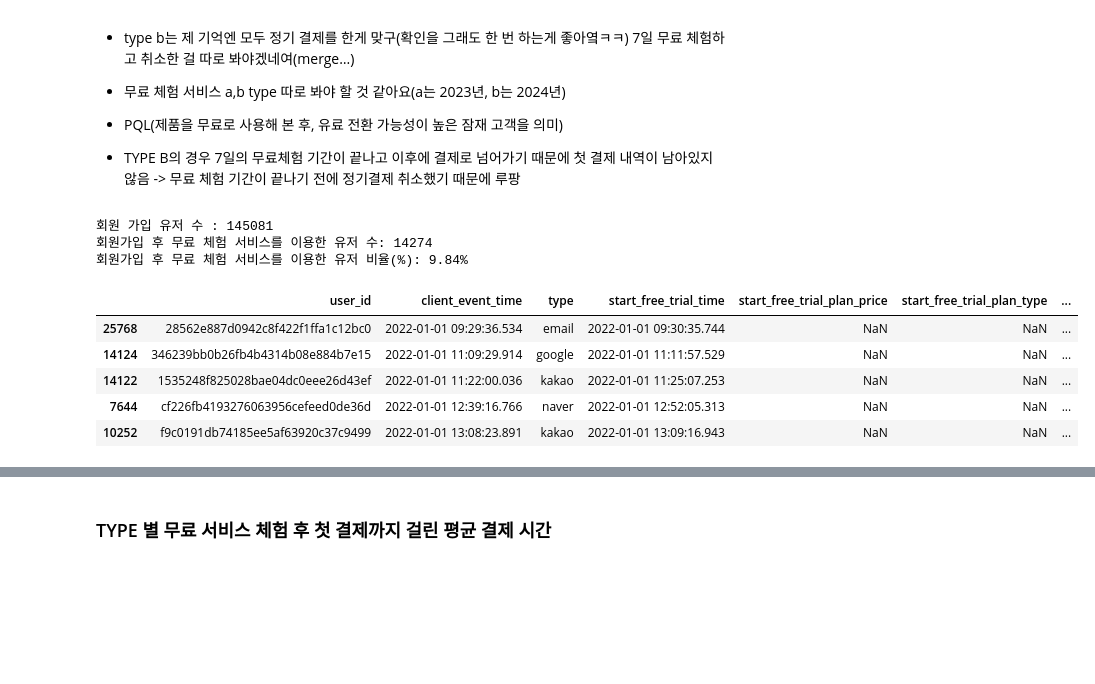
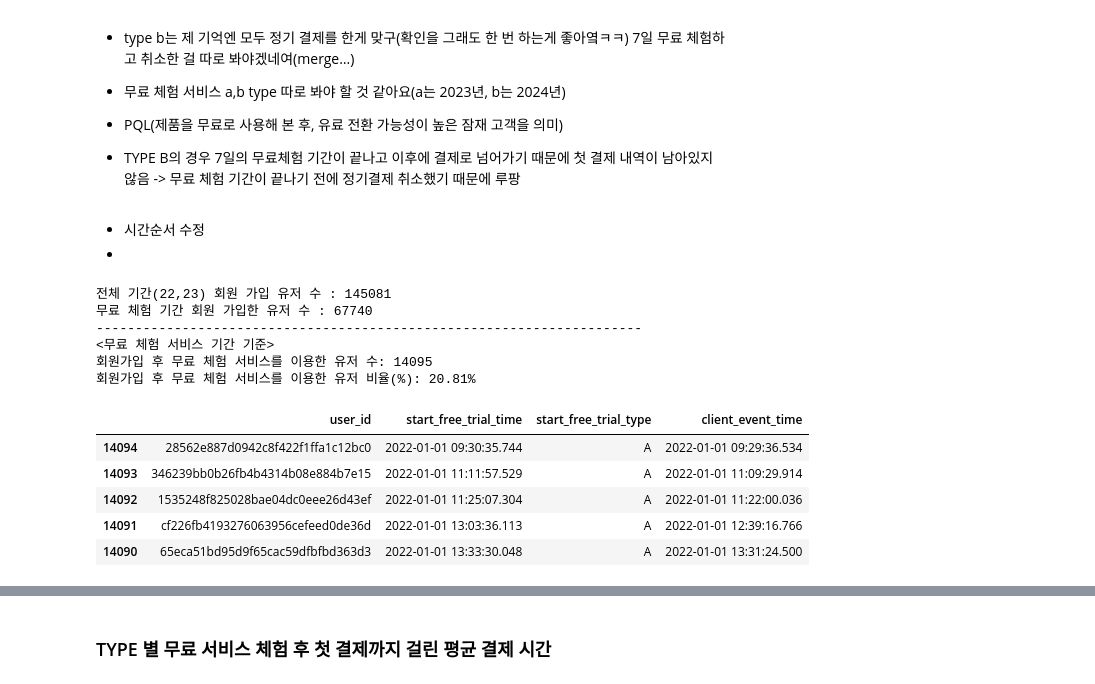
Before and after one commit to saeraniren/intermediate_project, a Jupyter notebook: geumhui_main.ipynb, the cells around one changed output, grey strips where cells are left out. Saved outputs shown, nothing was run; the diff lists cells and outputs as text; code cells hidden in the pictures; blank space fills up the shorter version.

```diff
--- a/geumhui_main.ipynb
+++ b/geumhui_main.ipynb
@@ -1981,0 +1977,6 @@ free_trial_df.head()
+# %%
+# 가장 최근의 start_free_trial_time을 가진 행만 남기기
+free_trial_df = free_trial_df.sort_values(by="start_free_trial_time", ascending=False).drop_duplicates(subset="user_id", keep="first")
+
+# 결과 확인
+free_trial_df
@@ -2793,45 +2794,67 @@ palette = ['#b3cde0', '#7e79b8', '#eac4d5', '#6e58a7', '#c6e2e9',
             '#a9a7cf', '#9dc3c1','#d5d5e9', '#baaad0', '#f8c8dc', '#c5b9f2']
 
 sns.set_palette(palette)
+# %% [markdown]
+- 시간순서 수정
+-
+# %%
+A_start = start_free_trial_df[start_free_trial_df['start_free_trial_type'] == 'A']['start_free_trial_time'].min()
+A_end = start_free_trial_df[start_free_trial_df['start_free_trial_type'] == 'A']['start_free_trial_time'].max()
+
+B_start = start_free_trial_df[start_free_trial_df['start_free_trial_type'] == 'B']['start_free_trial_time'].min()
+B_end = start_free_trial_df[start_free_trial_df['start_free_trial_type'] == 'B']['start_free_trial_time'].max()
 # %%
 # 1. 회원가입 후 무료 체험 서비스을 경험해본 유저 추출
 
-# 회원가입 완료
-complete_signup_df = complete_signup_df[['user_id','client_event_time','type']]
+# 무료 체험 기간 회원가입 완료
+complete_signup_df2 = complete_signup_df[['user_id','client_event_time']]
 complete_signup_df_count = complete_signup_df['user_id'].nunique()
 
-print("회원 가입 유저 수 :" ,  complete_signup_df_count)
+# 무료 체험 서비스 기간에 회원 가입한 유저 필터링
 
-# 회원 가입 서비스 무료 체험 이용 유저 merge
-signup_free_trial = pd.merge(complete_signup_df, free_trial_df, how  = 'inner', on = 'user_id')
+complete_signup_df3 = complete_signup_df2[
+    (
+        ((complete_signup_df2["client_event_time"] >= A_start) & (complete_signup_df2["client_event_time"] <= A_end)) |
+        ((complete_signup_df2["client_event_time"] >= B_start) & (complete_signup_df2["client_event_time"] <= B_end))
+    )
+]
+signup_user = complete_signup_df3['user_id'].nunique()
 
-signup_free_trial
+#  회원 가입 서비스 무료 체험 이용 유저 merge
+complete_signup_trial = free_trial_df.merge(complete_signup_df3, how  = 'inner', on = 'user_id')
 
 # 전체 회원가입 유저 수 및 회원가입 후 무료체험 이용 유저 수 계산
-total_signup = complete_signup_df["user_id"].nunique()  # 전체 회원가입 유저 수
-total_trial_users = signup_free_trial["user_id"].nunique()  # 회원가입 후 무료체험을 이용한 유저 수
+total_signup = complete_signup_df3["user_id"].nunique()  # 전체 회원가입 유저 수
+total_trial_users = complete_signup_trial["user_id"].nunique()  # 회원가입 후 무료체험을 이용한 유저 수
 
 # 비율 계산
 trial_users_ratio = (total_trial_users / total_signup) * 100
 
 # 결과
+print("전체 기간(22,23) 회원 가입 유저 수 :" ,  complete_signup_df_count)
+print("무료 체험 기간 회원 가입한 유저 수 :", signup_user)
+print('-' * 70)
+print("<무료 체험 서비스 기간 기준>")
 print("회원가입 후 무료 체험 서비스를 이용한 유저 수:", total_trial_users)
 print(f"회원가입 후 무료 체험 서비스를 이용한 유저 비율(%): {trial_users_ratio:.2f}%")
 # %% [output]
-회원 가입 유저 수 : 145081
-회원가입 후 무료 체험 서비스를 이용한 유저 수: 14274
-회원가입 후 무료 체험 서비스를 이용한 유저 비율(%): 9.84%
+전체 기간(22,23) 회원 가입 유저 수 : 145081
+무료 체험 기간 회원 가입한 유저 수 : 67740
+----------------------------------------------------------------------
+<무료 체험 서비스 기간 기준>
+회원가입 후 무료 체험 서비스를 이용한 유저 수: 14095
+회원가입 후 무료 체험 서비스를 이용한 유저 비율(%): 20.81%
 # %%
 # 무료 체험 서비스 여러 번 한 유저인 경우 가장 최근 이용 내역만 남기기로 함
-signup_free_trial = signup_free_trial.sort_values(by = 'start_free_trial_time')
+complete_signup_trial = complete_signup_trial.sort_values(by = 'start_free_trial_time')
 # signup_free_trial
 # user_id별 가장 최근 결제 내역 1건만 남기고 중복 제거
-signup_free_trial = signup_free_trial.drop_duplicates(subset ='user_id', keep = 'first')
-signup_free_trial.head()
+complete_signup_trial = complete_signup_trial.drop_duplicates(subset ='user_id', keep = 'first')
+complete_signup_trial.head()
 # %% [output]
-|  | user_id | client_event_time | type | start_free_trial_time | start_free_trial_plan_price | start_free_trial_plan_type | ... |
-| 25768 | 28562e887d0942c8f422f1ffa1c12bc0 | 2022-01-01 09:29:36.534 | email | 2022-01-01 09:30:35.744 | NaN | NaN | ... |
-| 14124 | 346239bb0b26fb4b4314b08e884b7e15 | 2022-01-01 11:09:29.914 | google | 2022-01-01 11:11:57.529 | NaN | NaN | ... |
-| 14122 | 1535248f825028bae04dc0eee26d43ef | 2022-01-01 11:22:00.036 | kakao | 2022-01-01 11:25:07.253 | NaN | NaN | ... |
-| 7644 | cf226fb4193276063956cefeed0de36d | 2022-01-01 12:39:16.766 | naver | 2022-01-01 12:52:05.313 | NaN | NaN | ... |
-| 10252 | f9c0191db74185ee5af63920c37c9499 | 2022-01-01 13:08:23.891 | kakao | 2022-01-01 13:09:16.943 | NaN | NaN | ... |
+|  | user_id | start_free_trial_time | start_free_trial_type | client_event_time |
+| 14094 | 28562e887d0942c8f422f1ffa1c12bc0 | 2022-01-01 09:30:35.744 | A | 2022-01-01 09:29:36.534 |
+| 14093 | 346239bb0b26fb4b4314b08e884b7e15 | 2022-01-01 11:11:57.529 | A | 2022-01-01 11:09:29.914 |
+| 14092 | 1535248f825028bae04dc0eee26d43ef | 2022-01-01 11:25:07.304 | A | 2022-01-01 11:22:00.036 |
+| 14091 | cf226fb4193276063956cefeed0de36d | 2022-01-01 13:03:36.113 | A | 2022-01-01 12:39:16.766 |
+| 14090 | 65eca51bd95d9f65cac59dfbfbd363d3 | 2022-01-01 13:33:30.048 | A | 2022-01-01 13:31:24.500 |
```
Also changed, not shown: parts of 74 cells of this notebook.
